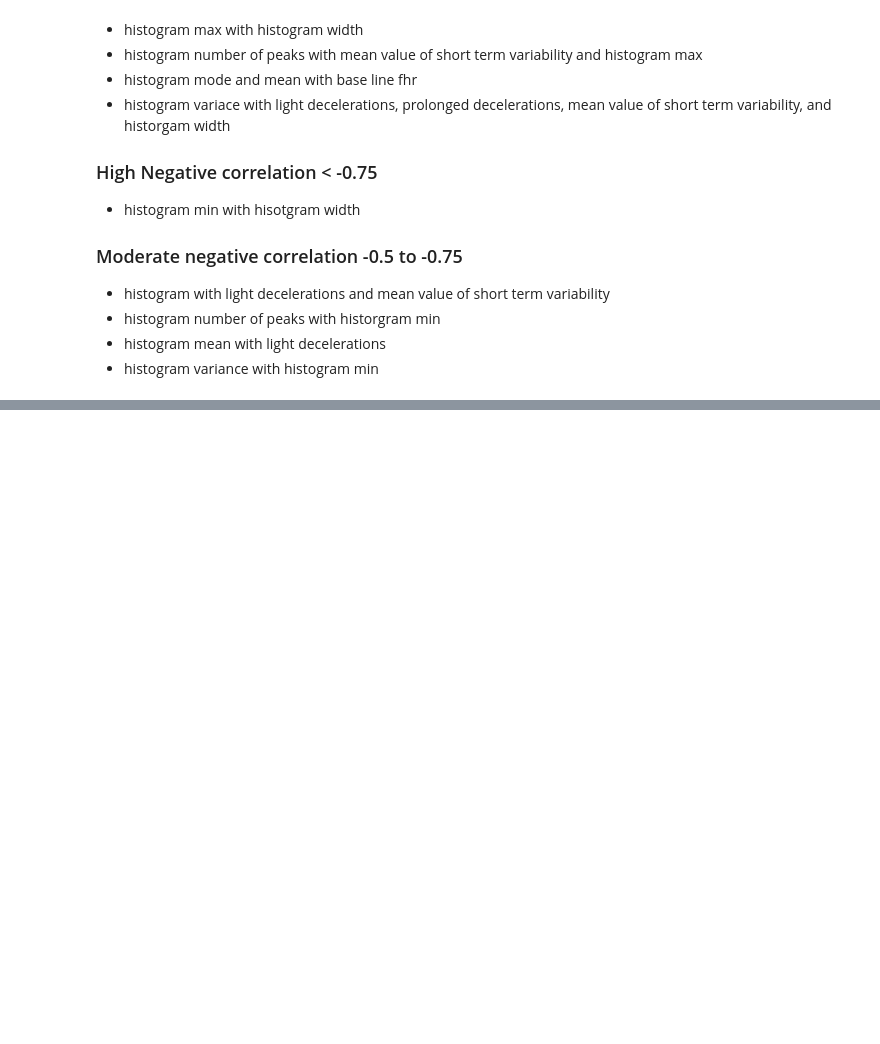
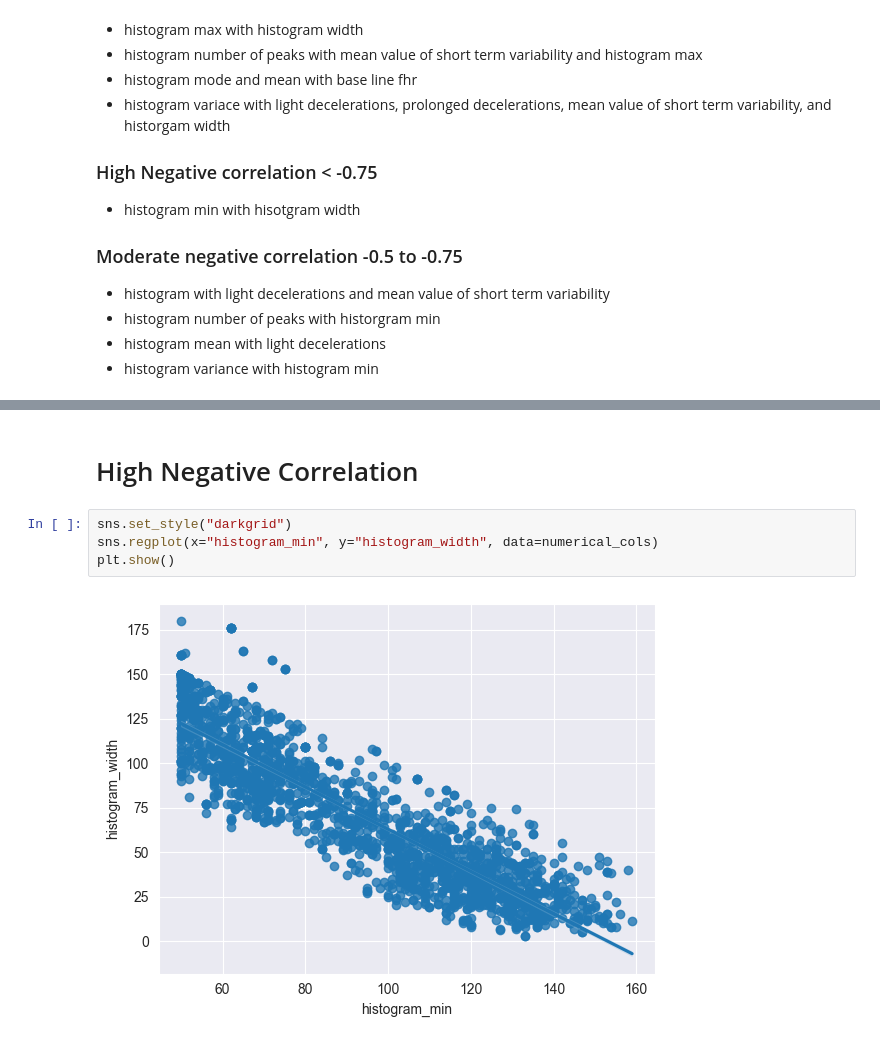
Before and after one commit to msherrif04/fetal-wellbeing-classification, a Jupyter notebook: analysis.ipynb, the cells around one changed output, grey strips where cells are left out. Saved outputs shown, nothing was run; the diff lists cells and outputs as text; blank space fills up the shorter version.

```diff
--- a/analysis.ipynb
+++ b/analysis.ipynb
@@ -291,0 +338,8 @@ plt.show()
+# %% [markdown]
+# High Negative Correlation
+# %%
+sns.set_style("darkgrid")
+sns.regplot(x="histogram_min", y="histogram_width", data=numerical_cols)
+plt.show()
+# %% [output]
+[figure, added]
```
Also changed, not shown: parts of 6 cells of this notebook.
